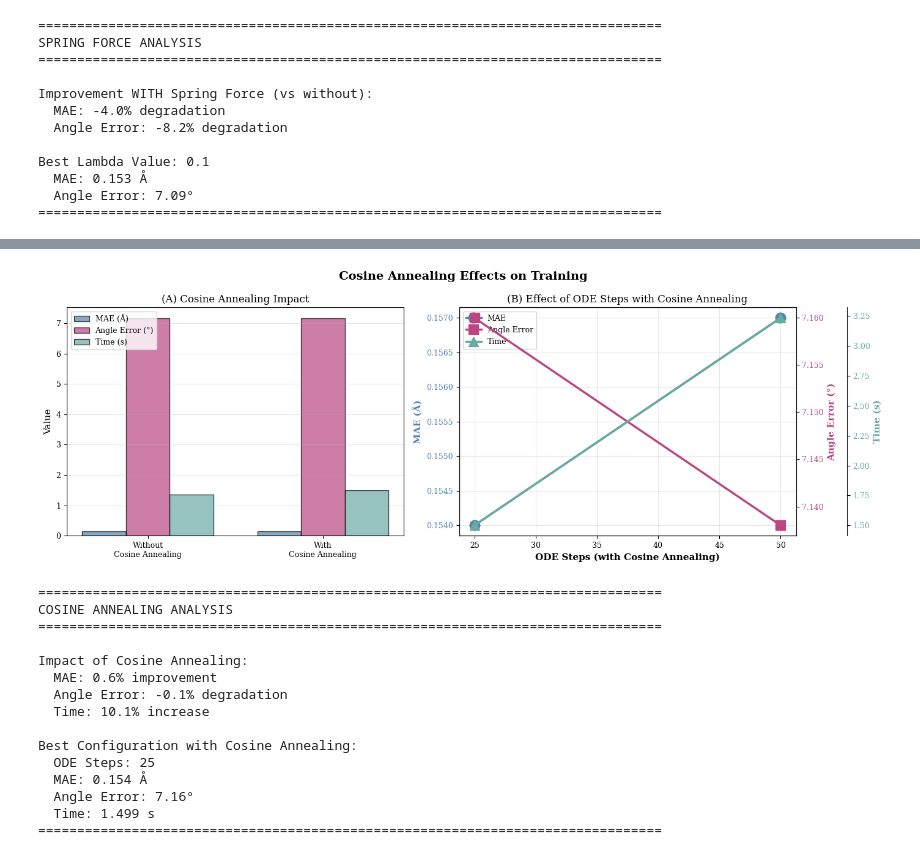
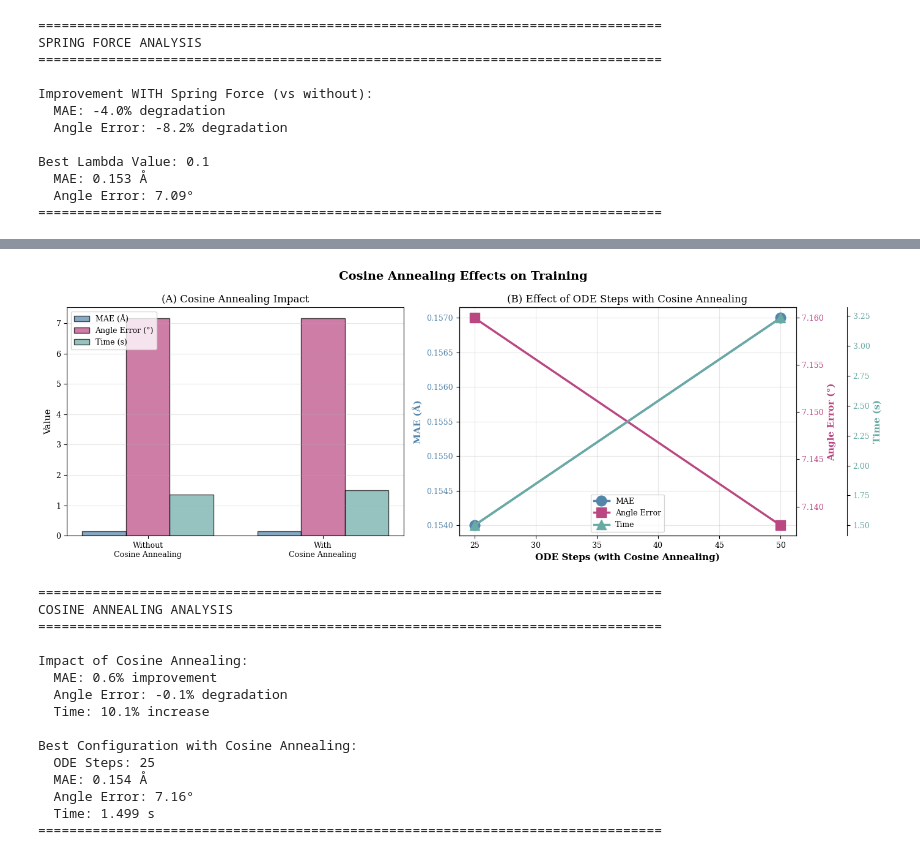
Before and after one commit to astro-stevie/goflow-mt, a Jupyter notebook: sync-logs/visualize_experiments.ipynb, the cells around one changed output, grey strips where cells are left out. Saved outputs shown, nothing was run; the diff lists cells and outputs as text; code cells hidden in the pictures.

Commit message:
improved experiment visualization

```diff
--- a/sync-logs/visualize_experiments.ipynb
+++ b/sync-logs/visualize_experiments.ipynb
@@ -728,35 +729,35 @@ ax3_time.tick_params(axis='y', labelcolor=COLORS['time'])
 
 # Add legend
 lines = line1 + line2 + line3
 labels = [l.get_label() for l in lines]
-axes[1].legend(lines, labels, loc='upper left', fontsize=9)
+axes[1].legend(lines, labels, loc='lower center', fontsize=9)
 
 plt.tight_layout()
 # plt.savefig('fig8_cosine_annealing.png', dpi=300, bbox_inches='tight')
 plt.show()
 
 print("\n" + "="*80)
 print("COSINE ANNEALING ANALYSIS")
 print("="*80)
 mae_improvement_ca = (df_cosine.iloc[0]['mae'] - df_cosine.iloc[1]['mae']) / df_cosine.iloc[0]['mae'] * 100
 angle_improvement_ca = (df_cosine.iloc[0]['angle_error'] - df_cosine.iloc[1]['angle_error']) / df_cosine.iloc[0]['angle_error'] * 100
 time_change_ca = (df_cosine.iloc[1]['time'] - df_cosine.iloc[0]['time']) / df_cosine.iloc[0]['time'] * 100
 
 print(f"\nImpact of Cosine Annealing:")
 print(f"  MAE: {mae_improvement_ca:.1f}% {'improvement' if mae_improvement_ca > 0 else 'degradation'}")
 print(f"  Angle Error: {angle_improvement_ca:.1f}% {'improvement' if angle_improvement_ca > 0 else 'degradation'}")
 print(f"  Time: {time_change_ca:.1f}% {'increase' if time_change_ca > 0 else 'decrease'}")
 
 best_steps_idx = df_cos_steps['mae'].idxmin()
 best_steps = df_cos_steps.loc[best_steps_idx]
 print(f"\nBest Configuration with Cosine Annealing:")
 print(f"  ODE Steps: {int(best_steps['ode_steps'])}")
 print(f"  MAE: {best_steps['mae']:.3f} Å")
 print(f"  Angle Error: {best_steps['angle_error']:.2f}°")
 print(f"  Time: {best_steps['time']:.3f} s")
 print("="*80)
 # %% [output]
-[figure, old version]
+[figure, new version]
 ================================================================================
 COSINE ANNEALING ANALYSIS
 ================================================================================
```
Also changed, not shown: parts of 3 cells of this notebook.
